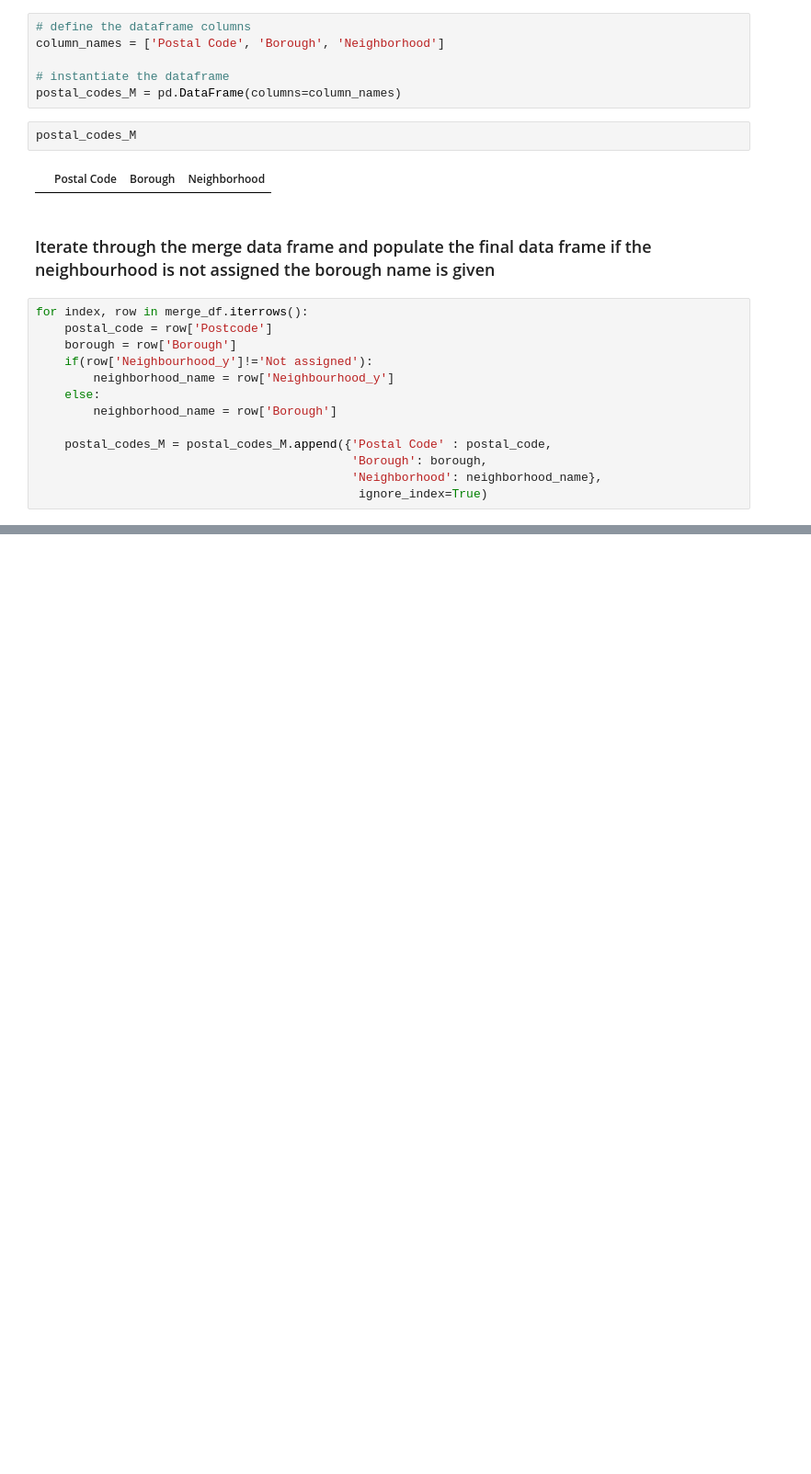
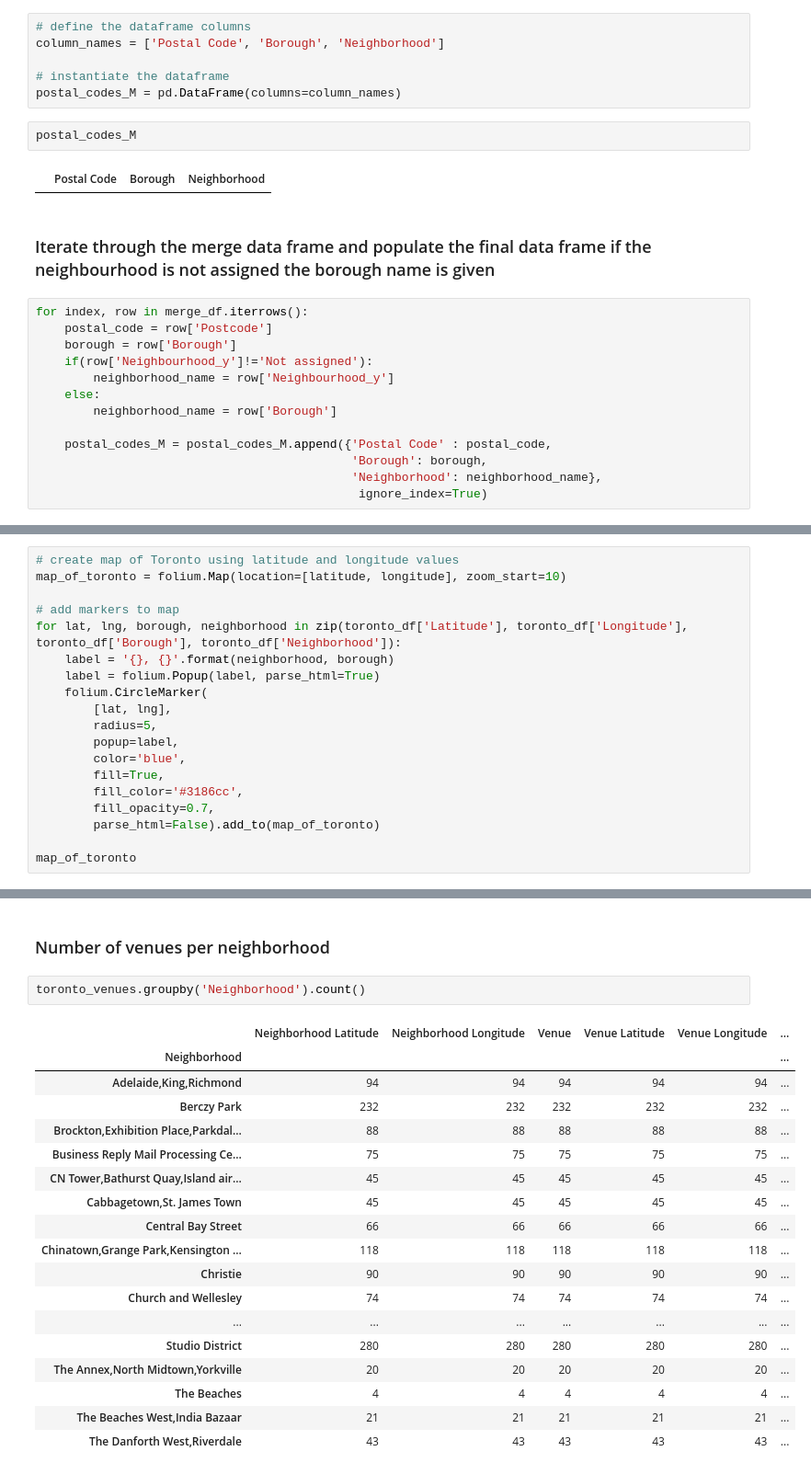
Before and after one commit to jgabreu/CapStone, a Jupyter notebook: CapStone week3-1.ipynb, the cells around one changed output, grey strips where cells are left out. Shown at 92% size. Saved outputs shown, nothing was run; the diff lists cells and outputs as text; blank space fills up the shorter version.

```diff
--- a/CapStone week3-1.ipynb
+++ b/CapStone week3-1.ipynb
@@ -159,0 +338,19 @@ postal_codes_M
+# %%
+# create map of Toronto using latitude and longitude values
+map_of_toronto = folium.Map(location=[latitude, longitude], zoom_start=10)
+
+# add markers to map
+for lat, lng, borough, neighborhood in zip(toronto_df['Latitude'], toronto_df['Longitude'], toronto_df['Borough'], toronto_df['Neighborhood']):
+    label = '{}, {}'.format(neighborhood, borough)
+    label = folium.Popup(label, parse_html=True)
+    folium.CircleMarker(
+        [lat, lng],
+        radius=5,
+        popup=label,
+        color='blue',
+        fill=True,
+        fill_color='#3186cc',
+        fill_opacity=0.7,
+        parse_html=False).add_to(map_of_toronto)
+
+map_of_toronto
@@ -159,0 +466,23 @@ postal_codes_M
+# %% [markdown]
+### Number of venues per neighborhood
+# %%
+toronto_venues.groupby('Neighborhood').count()
+# %% [output]
+|  | Neighborhood Latitude | Neighborhood Longitude | Venue | Venue Latitude | Venue Longitude | ... |
+| Neighborhood |  |  |  |  |  | ... |
+| Adelaide,King,Richmond | 94 | 94 | 94 | 94 | 94 | ... |
+| Berczy Park | 232 | 232 | 232 | 232 | 232 | ... |
+| Brockton,Exhibition Place,Parkdal... | 88 | 88 | 88 | 88 | 88 | ... |
+| Business Reply Mail Processing Ce... | 75 | 75 | 75 | 75 | 75 | ... |
+| CN Tower,Bathurst Quay,Island air... | 45 | 45 | 45 | 45 | 45 | ... |
+| Cabbagetown,St. James Town | 45 | 45 | 45 | 45 | 45 | ... |
+| Central Bay Street | 66 | 66 | 66 | 66 | 66 | ... |
+| Chinatown,Grange Park,Kensington ... | 118 | 118 | 118 | 118 | 118 | ... |
+| Christie | 90 | 90 | 90 | 90 | 90 | ... |
+| Church and Wellesley | 74 | 74 | 74 | 74 | 74 | ... |
+| ... | ... | ... | ... | ... | ... | ... |
+| Studio District | 280 | 280 | 280 | 280 | 280 | ... |
+| The Annex,North Midtown,Yorkville | 20 | 20 | 20 | 20 | 20 | ... |
+| The Beaches | 4 | 4 | 4 | 4 | 4 | ... |
+| The Beaches West,India Bazaar | 21 | 21 | 21 | 21 | 21 | ... |
+| The Danforth West,Riverdale | 43 | 43 | 43 | 43 | 43 | ... |
```
Also changed, not shown: parts of 57 cells of this notebook.
